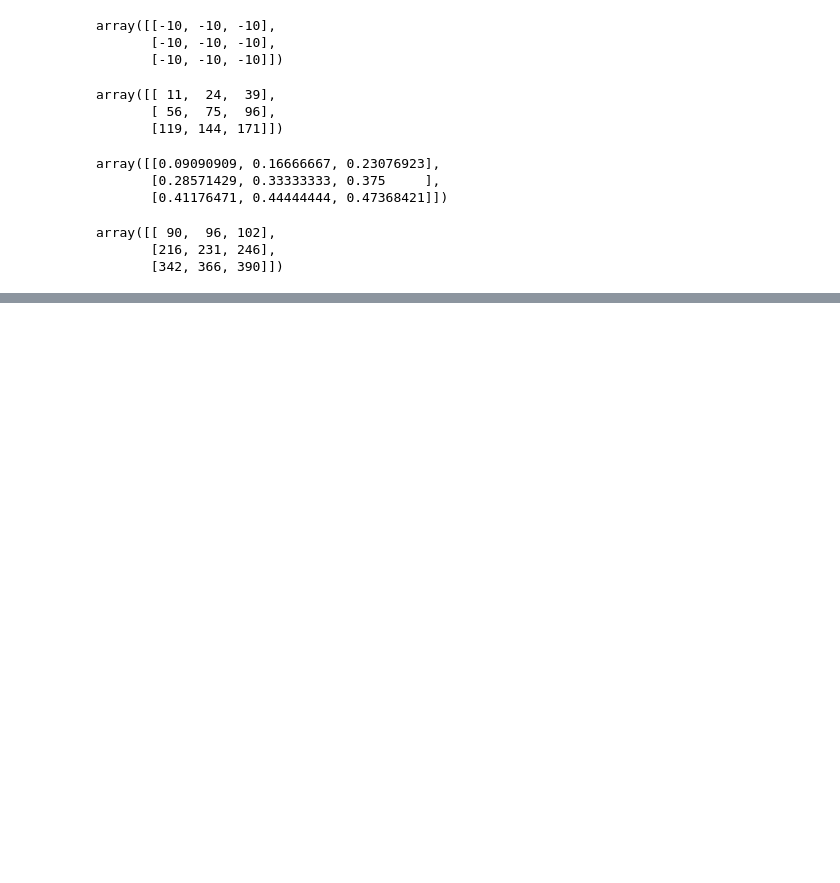
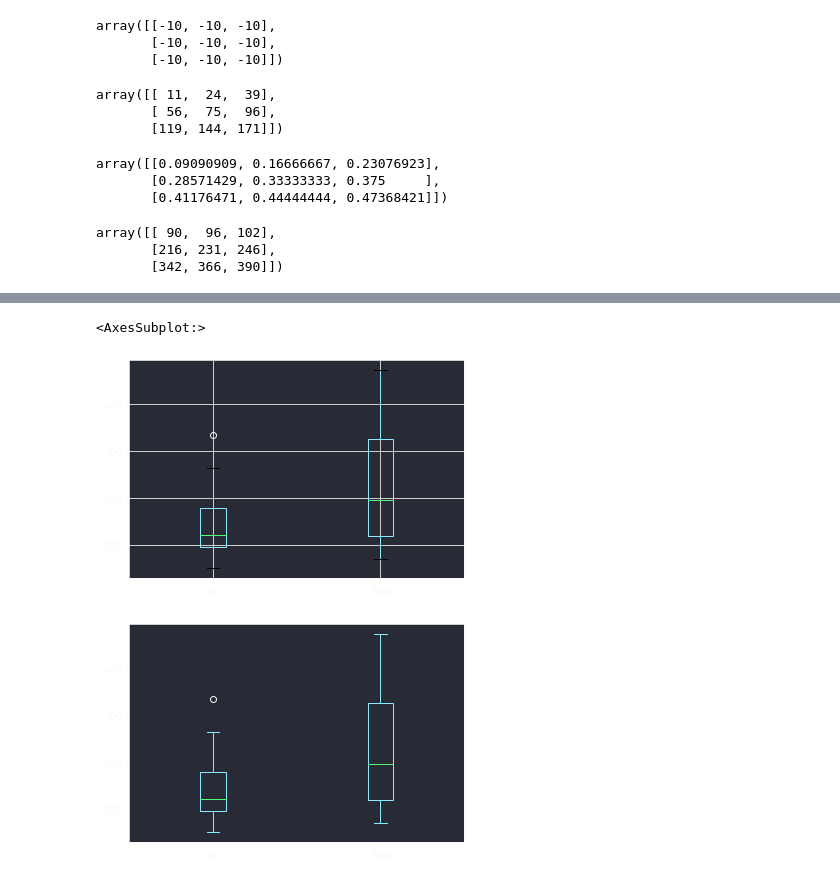
Before and after one commit to objectin/pandas_exercises, a Jupyter notebook: Wikidocs Practice/practice.ipynb, the cells around one changed output, grey strips where cells are left out. Cells and saved outputs as stored; diff of their text form; code cells hidden in the pictures; blank space fills up the shorter version.

```diff
--- a/Wikidocs Practice/practice.ipynb
+++ b/Wikidocs Practice/practice.ipynb
@@ -411,0 +417,7 @@ df1.plot.hist(bins=20)
+# %%
+df2.boxplot()
+df2.plot.box()
+# %% [output]
+<AxesSubplot:>
+[figure, added]
+[figure, added]
```
Also changed, not shown: parts of 17 cells of this notebook.
